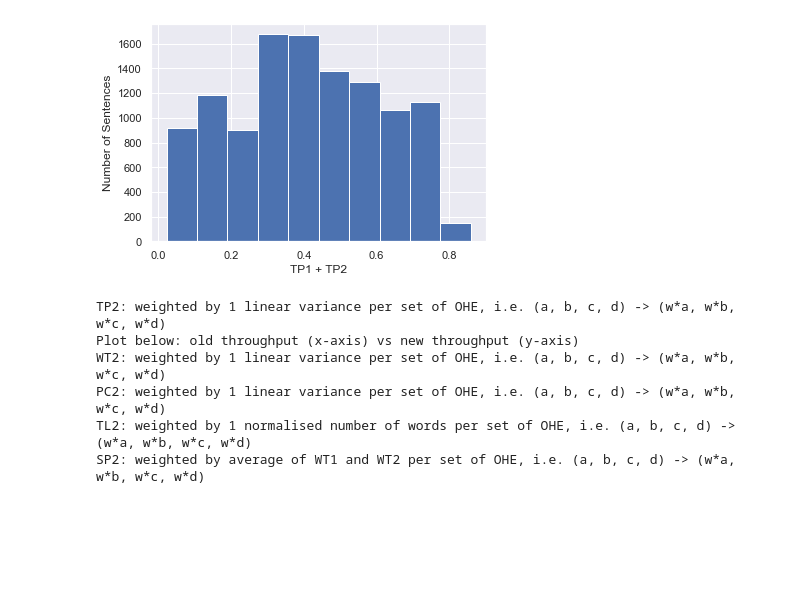
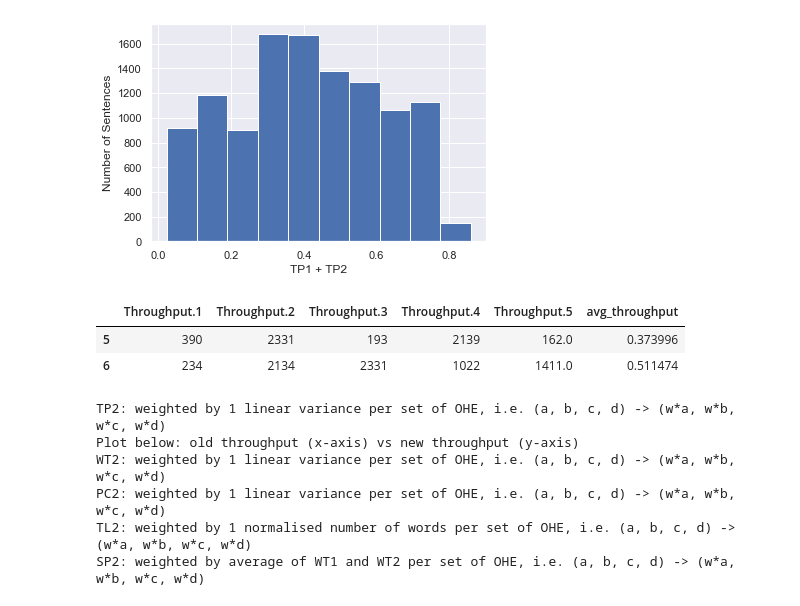
Before and after one commit to quarbby/diplomacy-betrayal, a Jupyter notebook: metadata-statistics.ipynb, the cells around one changed output. Saved outputs shown, nothing was run; the diff lists cells and outputs as text; code cells hidden in the pictures; blank space fills up the shorter version.

```diff
--- a/metadata-statistics.ipynb
+++ b/metadata-statistics.ipynb
@@ -65,6 +65,12 @@ SP1: weighted by average of TP1 and TP2 per set of OHE, i.e. (a, b, c, d) -> (w*
 [figure]
 [figure]
 [figure]
+# %%
+df_throughput_avg.head(2)
+# %% [output]
+|  | Throughput.1 | Throughput.2 | Throughput.3 | Throughput.4 | Throughput.5 | avg_throughput |
+| 5 | 390 | 2331 | 193 | 2139 | 162.0 | 0.373996 |
+| 6 | 234 | 2134 | 2331 | 1022 | 1411.0 | 0.511474 |
 # %%
 throughput_option = 'TP2'
 worktime_option = 'WT2'
```
Also changed, not shown: parts of 5 cells of this notebook, 8 other files.
